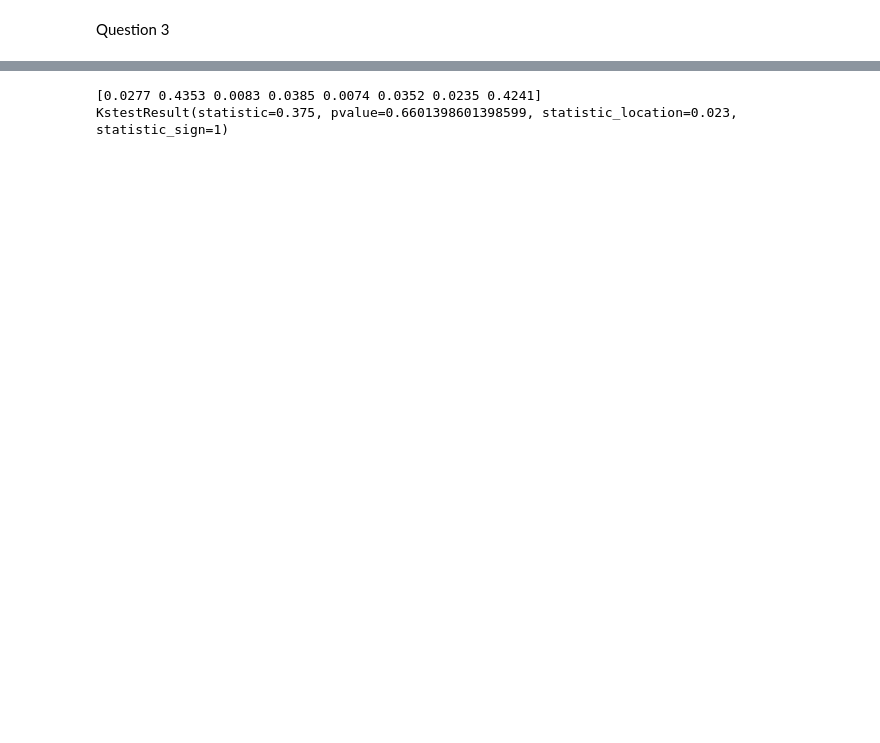
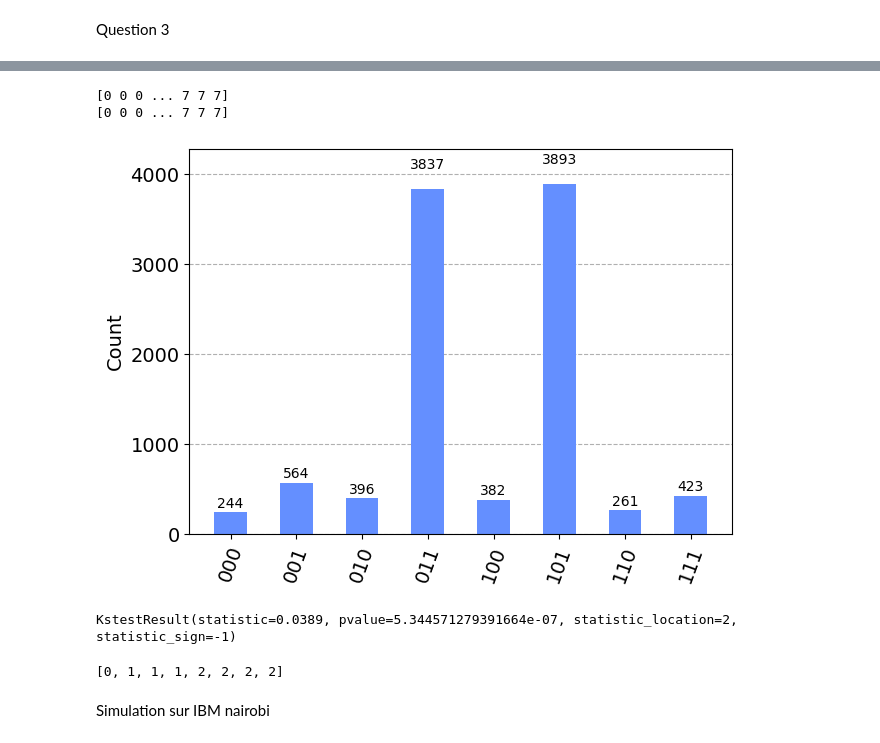
Before and after one commit to AdamNaoui/LOG6953C_TPs, a Jupyter notebook: TP3/tp3.ipynb, the cells around one changed output, grey strips where cells are left out. Drawn from its saved outputs; the diff is of its cells as text; code cells hidden in the pictures; blank space fills up the shorter version.

```diff
--- a/TP3/tp3.ipynb
+++ b/TP3/tp3.ipynb
@@ -502,37 +666,52 @@ prog.x(0)
 for q in [0, 1, 2]:
     prog.h(q)
 prog.cz(2, 0)
 prog.cz(1, 0)
 
 for qubit in range(3):
     prog.h(qubit)
 
 prog.x(0)
 prog.x(1)
 prog.x(2)
 
 prog.ccz(2,1,0)
 
 prog.x(0)
 prog.x(1)
 prog.x(2)
 
 for qubit in range(3):
     prog.h(qubit)
 
 prog.measure_all()
 '''
 
-exec(mutant_1)
+exec(set_of_circuits['circuit'][2])
 
 
 transpiled_grover_circuit = transpile(prog, sim_nairo, optimization_level=3)
 job = execute(prog, sim_nairo, shots=number_of_shots)
 answer = job.result().get_counts()
-cdf = np.array([answer[qubit]/number_of_shots for qubit in sorted(list(answer.keys()))])
-print(cdf)
-# plot_histogram(answer)
-print(stats.kstest(rvs, cdf, alternative= "two-sided"))
+cdf = [answer[qubit] for qubit in sorted(list(answer.keys()))]
+# cdf_cumulatif = np.array([sum(cdf[:i]) for i in range(1,len(cdf)+1)])
+cdf_full = np.array([j for j in range(len(cdf)) for i in range(cdf[j])])
+print(rvs_full)
+print(cdf_full)
+plot_histogram(answer)
 # %% [output]
-[0.0277 0.4353 0.0083 0.0385 0.0074 0.0352 0.0235 0.4241]
-KstestResult(statistic=0.375, pvalue=0.6601398601398599, statistic_location=0.023, statistic_sign=1)
+[0 0 0 ... 7 7 7]
+[0 0 0 ... 7 7 7]
+[figure, added]
+# %%
+print(stats.kstest(rvs_full, cdf_full, alternative= "two-sided"))
+# %% [output]
+KstestResult(statistic=0.0389, pvalue=5.344571279391664e-07, statistic_location=2, statistic_sign=-1)
+# %%
+L=[1,3,4]
+O=[j for j in range(len(L)) for i in range(L[j])]
+print(O)
+# %% [output]
+[0, 1, 1, 1, 2, 2, 2, 2]
+# %% [markdown]
+Simulation sur IBM nairobi
```
Also changed, not shown: parts of 22 cells of this notebook.
